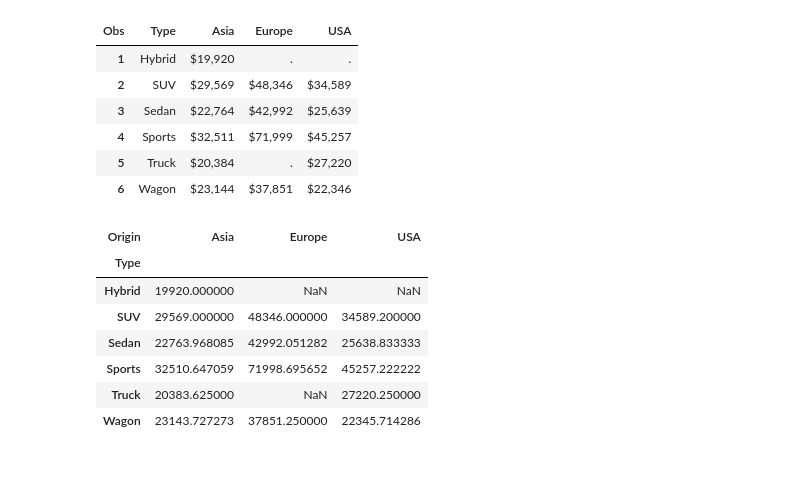
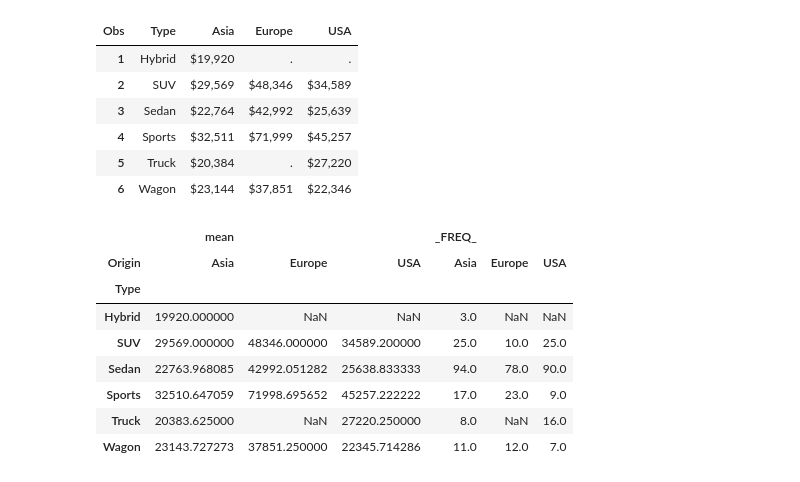
Before and after one commit to 0xdomyz/sas_collection, a Jupyter notebook: proc_data/proc_transpose.ipynb, the cells around one changed output. Saved outputs shown, nothing was run; the diff lists cells and outputs as text; code cells hidden in the pictures.

```diff
--- a/proc_data/proc_transpose.ipynb
+++ b/proc_data/proc_transpose.ipynb
@@ -82,15 +87,17 @@ RUN;
 | 5 | Truck | $20,384 | . | $27,220 |
 | 6 | Wagon | $23,144 | $37,851 | $22,346 |
 # %%
-# simple pivot, compare to pandas
+# compare to pandas, pd makes more columns, while sas stakes them
 df = sas.sasdata("sdf","work").to_df()
-df.pivot(index='Type', columns='Origin', values='mean')
-# %% [output]
-| Origin | Asia | Europe | USA |
-| Type |  |  |  |
-| Hybrid | 19920.000000 | NaN | NaN |
-| SUV | 29569.000000 | 48346.000000 | 34589.200000 |
-| Sedan | 22763.968085 | 42992.051282 | 25638.833333 |
-| Sports | 32510.647059 | 71998.695652 | 45257.222222 |
-| Truck | 20383.625000 | NaN | 27220.250000 |
-| Wagon | 23143.727273 | 37851.250000 | 22345.714286 |
+# %%
+df.pivot(index='Type', columns='Origin', values=['mean',"_FREQ_"])
+# %% [output]
+|  | mean |  |  | _FREQ_ |  |  |
+| Origin | Asia | Europe | USA | Asia | Europe | USA |
+| Type |  |  |  |  |  |  |
+| Hybrid | 19920.000000 | NaN | NaN | 3.0 | NaN | NaN |
+| SUV | 29569.000000 | 48346.000000 | 34589.200000 | 25.0 | 10.0 | 25.0 |
+| Sedan | 22763.968085 | 42992.051282 | 25638.833333 | 94.0 | 78.0 | 90.0 |
+| Sports | 32510.647059 | 71998.695652 | 45257.222222 | 17.0 | 23.0 | 9.0 |
+| Truck | 20383.625000 | NaN | 27220.250000 | 8.0 | NaN | 16.0 |
+| Wagon | 23143.727273 | 37851.250000 | 22345.714286 | 11.0 | 12.0 | 7.0 |
```
Also changed, not shown: parts of 5 cells of this notebook, 1 other file.
